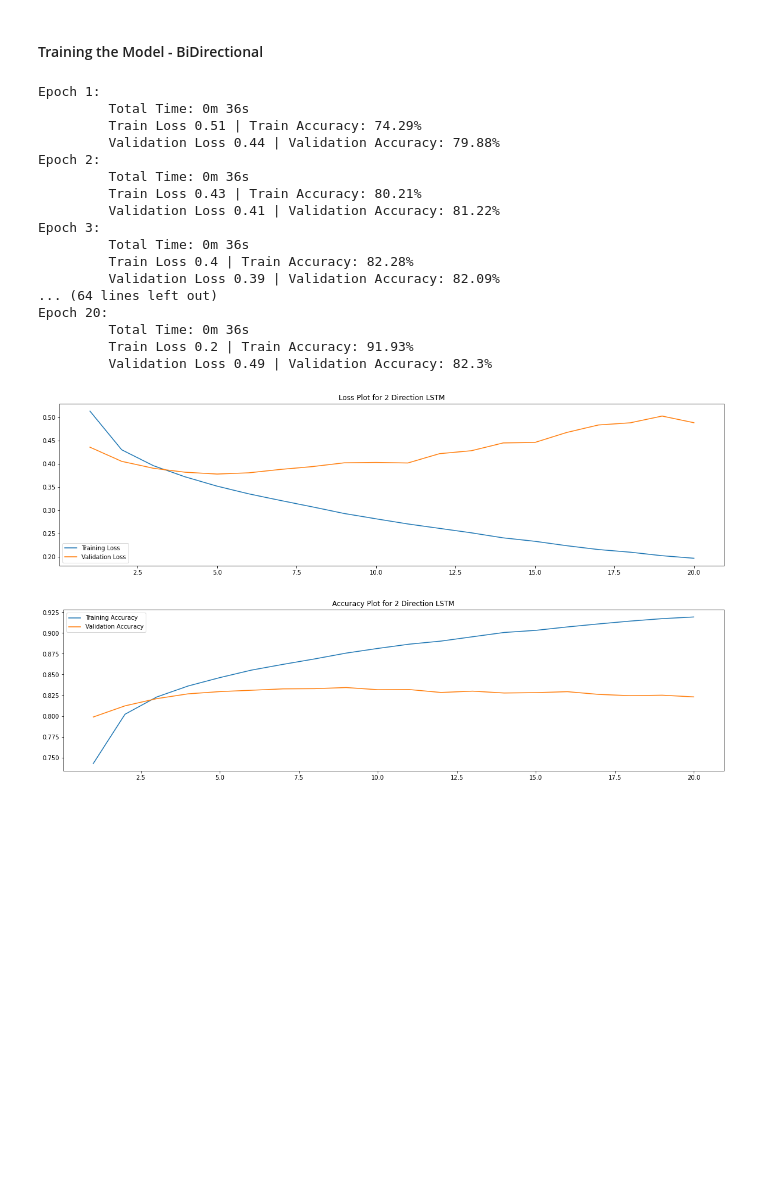
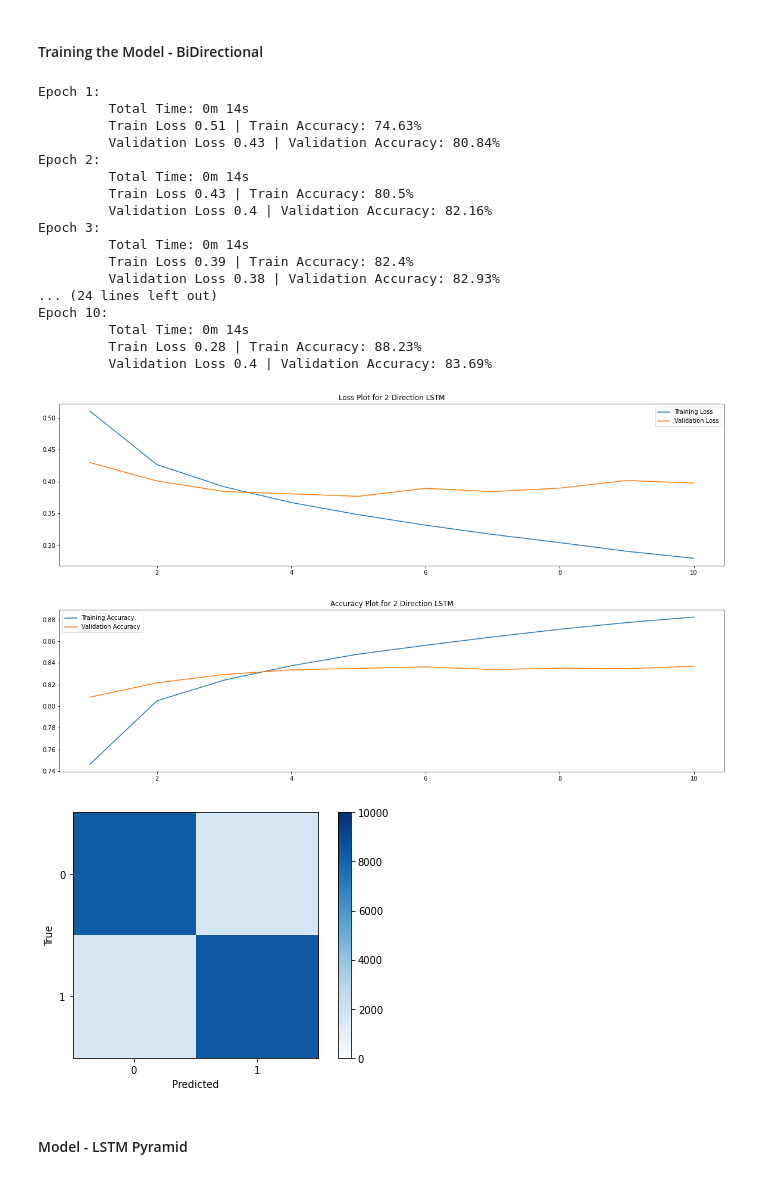
Before and after one commit to AminAlam/Deep-Sentiment, a Jupyter notebook: Deep_Sentiment.ipynb, the cells around one changed output. Cells and saved outputs as stored; diff of their text form; code cells hidden in the pictures; blank space fills up the shorter version.

```diff
--- a/Deep_Sentiment.ipynb
+++ b/Deep_Sentiment.ipynb
@@ -283,7 +317,7 @@ criterion = nn.BCEWithLogitsLoss()
 model = model_1D.to(device)
 criterion = criterion.to(device)
 # %%
-NUM_EPOCHS = 20
+NUM_EPOCHS = 10
 
 best_valid_loss = float('inf')
 train_losses = []
@@ -361,7 +398,7 @@ criterion = nn.BCEWithLogitsLoss()
 model = model_2D.to(device)
 criterion = criterion.to(device)
 # %%
-NUM_EPOCHS = 20
+NUM_EPOCHS = 10
 
 best_valid_loss = float('inf')
 train_losses = []
@@ -396,36 +433,41 @@ for epoch in range(NUM_EPOCHS):
     print("\t Validation Loss {} | Validation Accuracy: {}%".format(round(valid_loss, 2), round(valid_acc*100, 2)))
 # %% [output]
 Epoch 1:
-         Total Time: 0m 36s
-         Train Loss 0.51 | Train Accuracy: 74.29%
-         Validation Loss 0.44 | Validation Accuracy: 79.88%
+         Total Time: 0m 14s
+         Train Loss 0.51 | Train Accuracy: 74.63%
+         Validation Loss 0.43 | Validation Accuracy: 80.84%
 Epoch 2:
-         Total Time: 0m 36s
-         Train Loss 0.43 | Train Accuracy: 80.21%
-         Validation Loss 0.41 | Validation Accuracy: 81.22%
+         Total Time: 0m 14s
+         Train Loss 0.43 | Train Accuracy: 80.5%
+         Validation Loss 0.4 | Validation Accuracy: 82.16%
 Epoch 3:
-         Total Time: 0m 36s
-         Train Loss 0.4 | Train Accuracy: 82.28%
-         Validation Loss 0.39 | Validation Accuracy: 82.09%
-... (64 lines left out)
-Epoch 20:
-         Total Time: 0m 36s
-         Train Loss 0.2 | Train Accuracy: 91.93%
-         Validation Loss 0.49 | Validation Accuracy: 82.3%
+         Total Time: 0m 14s
+         Train Loss 0.39 | Train Accuracy: 82.4%
+         Validation Loss 0.38 | Validation Accuracy: 82.93%
+... (24 lines left out)
+Epoch 10:
+         Total Time: 0m 14s
+         Train Loss 0.28 | Train Accuracy: 88.23%
+         Validation Loss 0.4 | Validation Accuracy: 83.69%
 # %%
 fig, axes = plt.subplots(1, 1, figsize=(20,5))
 plt.plot(np.linspace(1, NUM_EPOCHS, NUM_EPOCHS), train_losses, label='Training Loss')
 plt.plot(np.linspace(1, NUM_EPOCHS, NUM_EPOCHS), val_losses, label='Validation Loss')
 plt.title('Loss Plot for 2 Direction LSTM')
 plt.legend()
 plt.show()
 
 fig, axes = plt.subplots(1, 1, figsize=(20,5))
 plt.plot(np.linspace(1, NUM_EPOCHS, NUM_EPOCHS), train_accs, label='Training Accuracy')
 plt.plot(np.linspace(1, NUM_EPOCHS, NUM_EPOCHS), val_accs, label='Validation Accuracy')
 plt.title('Accuracy Plot for 2 Direction LSTM')
 plt.legend()
 plt.show()
+
+print_confusion_matrix(model_2D, test_iterator, 2)
 # %% [output]
-[figure, old version]
+[figure, new version]
-[figure, old version]
+[figure, new version]
+[figure, added]
+# %% [markdown]
+#### Model - LSTM Pyramid
```
Also changed, not shown: parts of 25 cells of this notebook.
